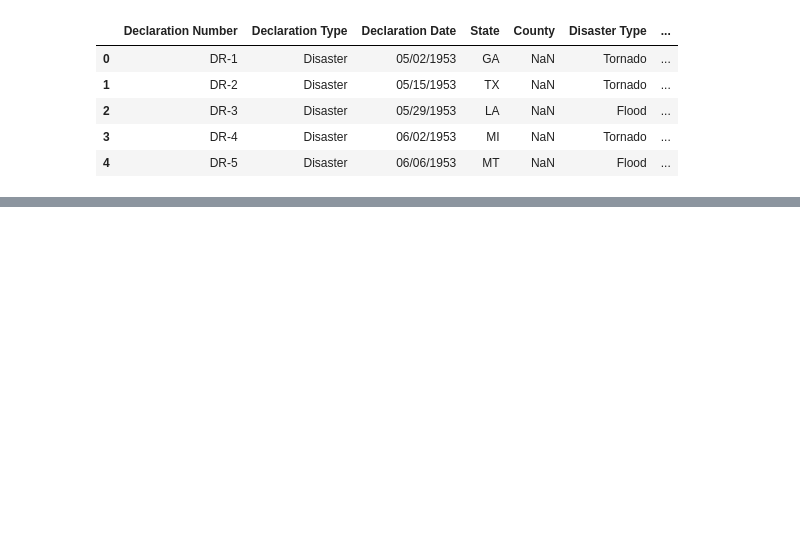
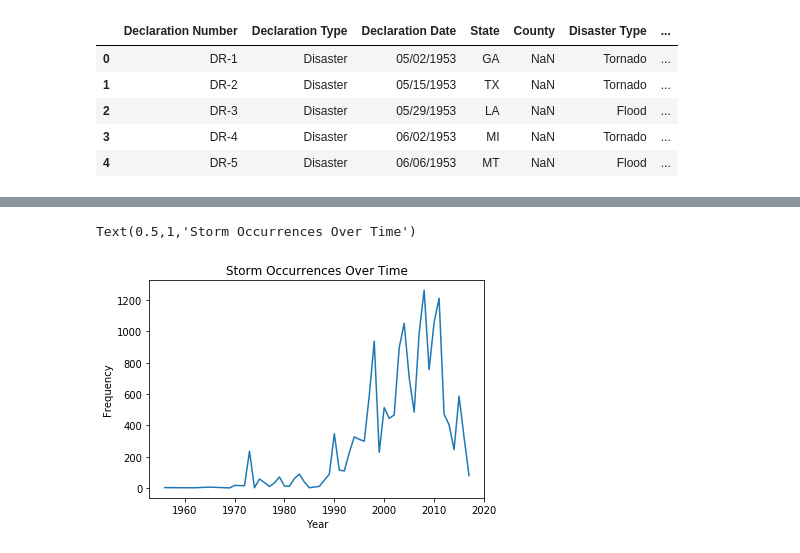
Before and after one commit to karahahn/Springboard_Capstone1, a Jupyter notebook: Exploring the Data.ipynb, the cells around one changed output, grey strips where cells are left out. Cells and saved outputs as stored; diff of their text form; code cells hidden in the pictures; blank space fills up the shorter version.

```diff
--- a/Exploring the Data.ipynb
+++ b/Exploring the Data.ipynb
@@ -85,7 +103,7 @@ plt.show()
 # %%
 filename1 = 'federal_emergencies.csv'
-fed_df = pd.read_csv(filename1)
-fed_df.head()
+disaster_df = pd.read_csv(filename1)
+disaster_df.head()
 # %% [output]
 |  | Declaration Number | Declaration Type | Declaration Date | State | County | Disaster Type | ... |
 | 0 | DR-1 | Disaster | 05/02/1953 | GA | NaN | Tornado | ... |
@@ -95,0 +135,26 @@ fed_df.head()
+# %%
+# extracting the declaration date and disaster type
+df1 = disaster_df.loc[:,['Declaration Date','Disaster Type']]
+# %%
+# individual df for each disaster type
+storm = df1.loc[df1['Disaster Type'] == "Storm"]
+flood = df1.loc[df1['Disaster Type'] == "Flood"]
+hurricane = df1.loc[df1['Disaster Type'] == "Hurricane"]
+snow = df1.loc[df1['Disaster Type'] == "Snow"]
+fire = df1.loc[df1['Disaster Type'] == "Fire"]
+ice = df1.loc[df1['Disaster Type'] == "Ice"]
+tornado = df1.loc[df1['Disaster Type'] == "Tornado"]
+drought = df1.loc[df1['Disaster Type'] == "Drought"]
+winter = df1.loc[df1['Disaster Type'] == "Winter"]
+other = df1.loc[df1['Disaster Type'] != ("Storm","Flood","Hurricane","Snow","Fire","Ice","Tornado","Drought","Winter")]
+# %%
+# Storm Data
+storm1 = pd.to_datetime(storm['Declaration Date']).dt.year.value_counts().sort_index()
+# plot of storm occurences
+plt.plot(storm1)
+plt.xlabel('Year')
+plt.ylabel('Frequency')
+plt.title('Storm Occurrences Over Time')
+# %% [output]
+Text(0.5,1,'Storm Occurrences Over Time')
+[figure, added]
```
Also changed, not shown: parts of 24 cells of this notebook.
